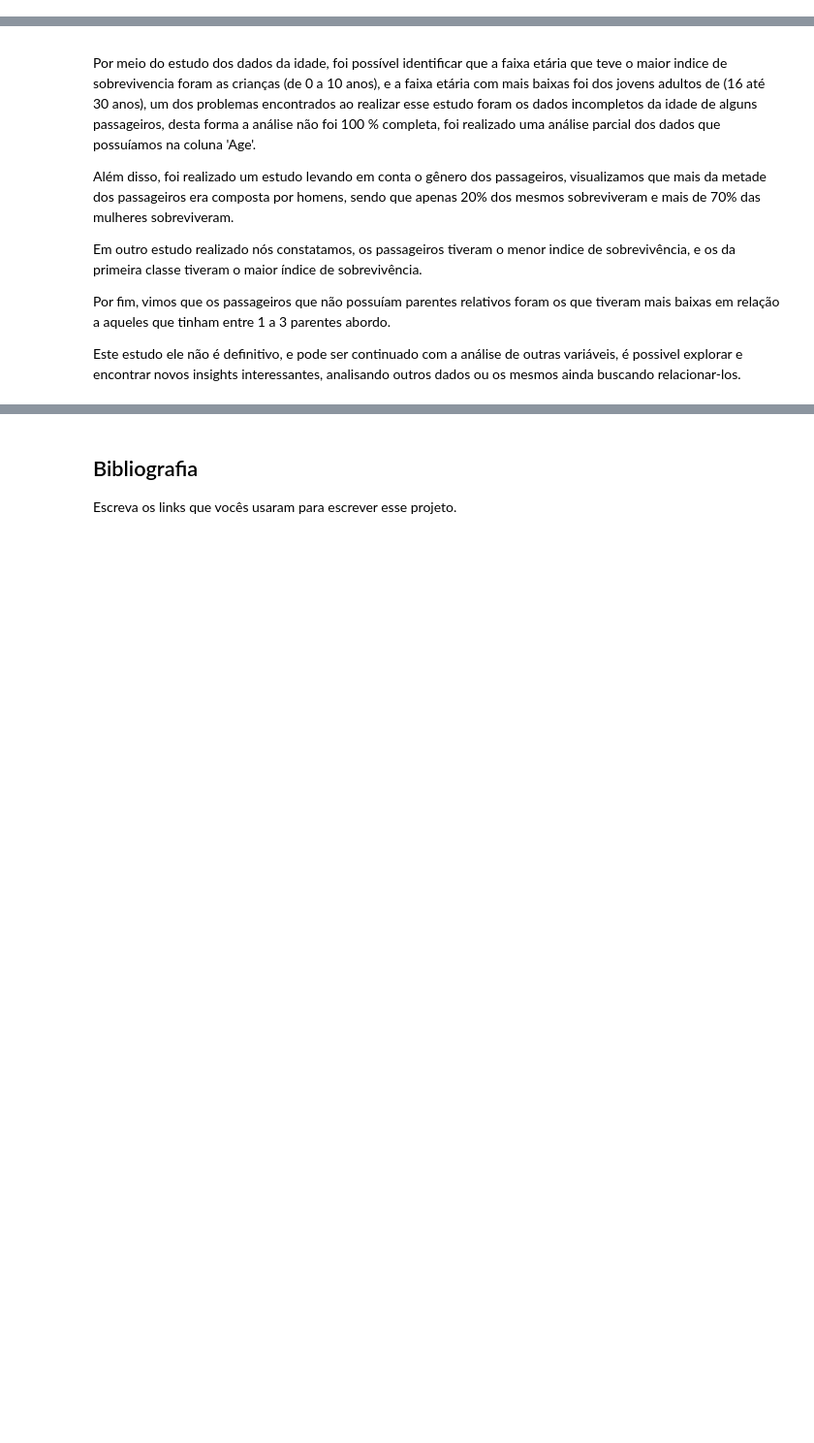
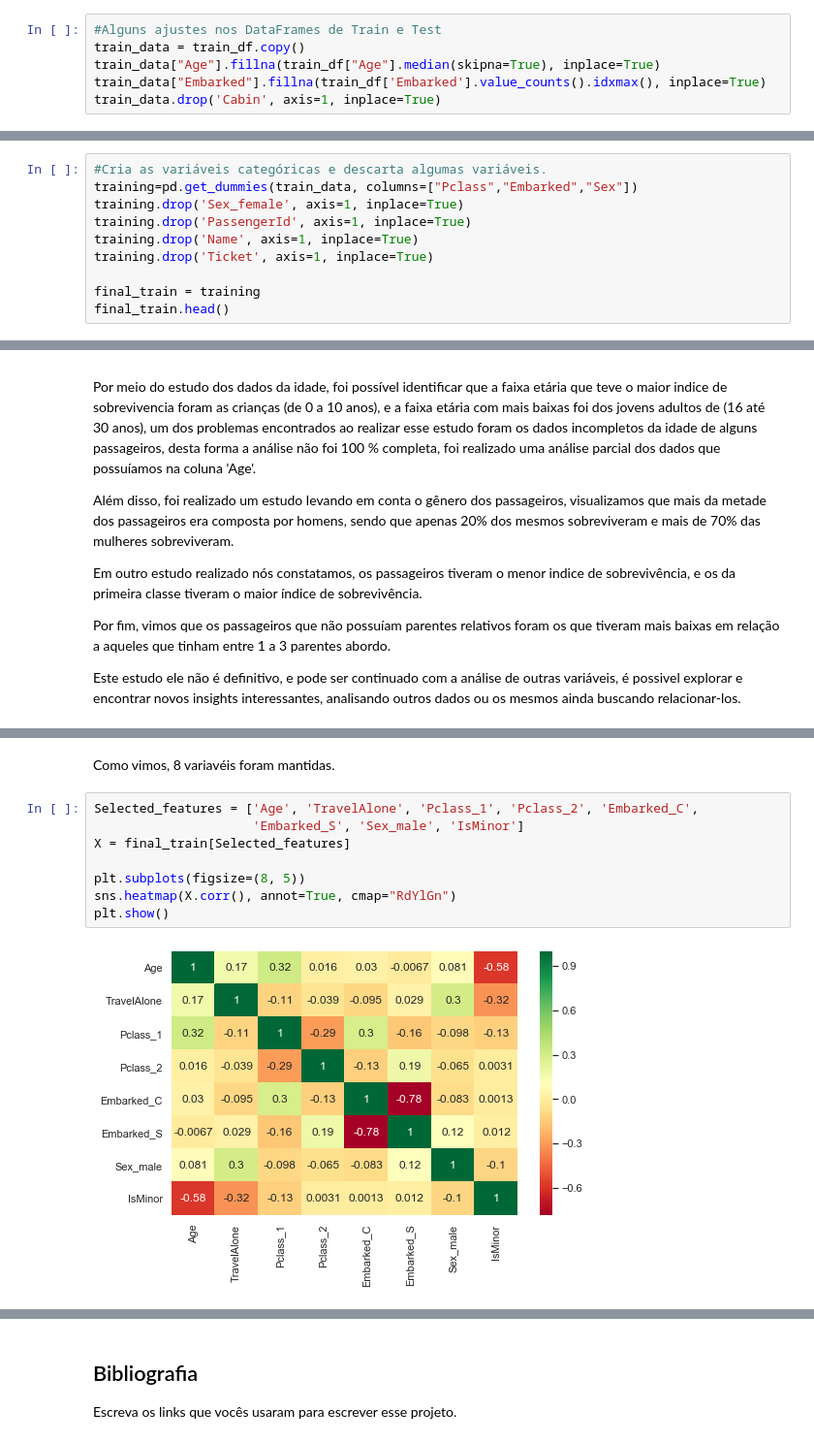
Before and after one commit to Cloker98/Titanic-Data-analysis-from-Disaster, a Jupyter notebook: projeto_ii.ipynb, the cells around one changed output, grey strips where cells are left out. Shown at 97% size. Cells and saved outputs as stored; diff of their text form; blank space fills up the shorter version.

```diff
--- a/projeto_ii.ipynb
+++ b/projeto_ii.ipynb
@@ -754,0 +777,6 @@ No gráfico acima vemos que os passageiros que participavam do intervalo de 1 pa
+# %%
+#Alguns ajustes nos DataFrames de Train e Test
+train_data = train_df.copy()
+train_data["Age"].fillna(train_df["Age"].median(skipna=True), inplace=True)
+train_data["Embarked"].fillna(train_df['Embarked'].value_counts().idxmax(), inplace=True)
+train_data.drop('Cabin', axis=1, inplace=True)
@@ -754,0 +793,10 @@ No gráfico acima vemos que os passageiros que participavam do intervalo de 1 pa
+# %%
+#Cria as variáveis categóricas e descarta algumas variáveis.
+training=pd.get_dummies(train_data, columns=["Pclass","Embarked","Sex"])
+training.drop('Sex_female', axis=1, inplace=True)
+training.drop('PassengerId', axis=1, inplace=True)
+training.drop('Name', axis=1, inplace=True)
+training.drop('Ticket', axis=1, inplace=True)
+
+final_train = training
+final_train.head()
@@ -768,0 +905,12 @@ Este estudo ele não é definitivo, e pode ser continuado com a análise de outr
+# %% [markdown]
+Como vimos, 8 variavéis foram mantidas.
+# %%
+Selected_features = ['Age', 'TravelAlone', 'Pclass_1', 'Pclass_2', 'Embarked_C',
+                     'Embarked_S', 'Sex_male', 'IsMinor']
+X = final_train[Selected_features]
+
+plt.subplots(figsize=(8, 5))
+sns.heatmap(X.corr(), annot=True, cmap="RdYlGn")
+plt.show()
+# %% [output]
+[figure, added]
```
Also changed, not shown: parts of 29 cells of this notebook.
